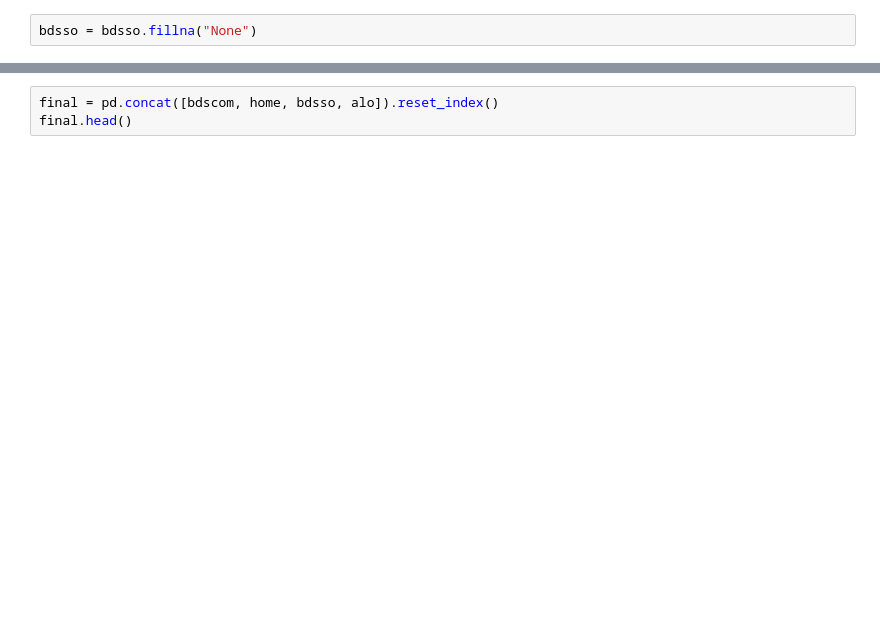
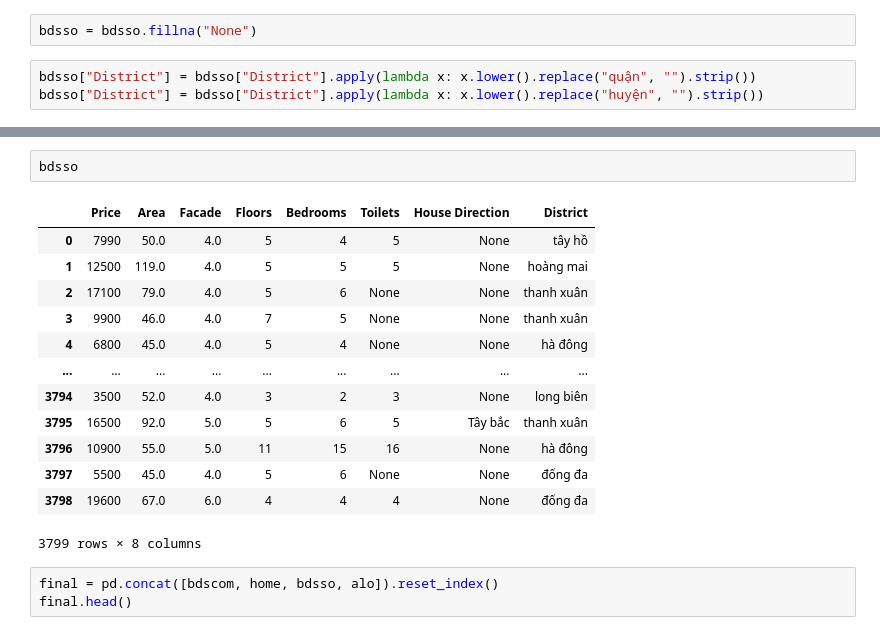
Before and after one commit to PhamVuHuyenTrang/Hanoi-Real-Estate-Analysis-and-Prediction, a Jupyter notebook: crawl_data/synthetic.ipynb, the cells around one changed output, grey strips where cells are left out. Cells and saved outputs as stored; diff of their text form; blank space fills up the shorter version.

```diff
--- a/crawl_data/synthetic.ipynb
+++ b/crawl_data/synthetic.ipynb
@@ -79,2 +107,5 @@ bdsso.head()
 # %%
 bdsso = bdsso.fillna("None")
+# %%
+bdsso["District"] = bdsso["District"].apply(lambda x: x.lower().replace("quận", "").strip())
+bdsso["District"] = bdsso["District"].apply(lambda x: x.lower().replace("huyện", "").strip())
@@ -81,3 +167,19 @@ bdsso = bdsso.fillna("None")
+# %%
+bdsso
+# %% [output]
+|  | Price | Area | Facade | Floors | Bedrooms | Toilets | House Direction | District |
+| 0 | 7990 | 50.0 | 4.0 | 5 | 4 | 5 | None | tây hồ |
+| 1 | 12500 | 119.0 | 4.0 | 5 | 5 | 5 | None | hoàng mai |
+| 2 | 17100 | 79.0 | 4.0 | 5 | 6 | None | None | thanh xuân |
+| 3 | 9900 | 46.0 | 4.0 | 7 | 5 | None | None | thanh xuân |
+| 4 | 6800 | 45.0 | 4.0 | 5 | 4 | None | None | hà đông |
+| ... | ... | ... | ... | ... | ... | ... | ... | ... |
+| 3794 | 3500 | 52.0 | 4.0 | 3 | 2 | 3 | None | long biên |
+| 3795 | 16500 | 92.0 | 5.0 | 5 | 6 | 5 | Tây bắc | thanh xuân |
+| 3796 | 10900 | 55.0 | 5.0 | 11 | 15 | 16 | None | hà đông |
+| 3797 | 5500 | 45.0 | 4.0 | 5 | 6 | None | None | đống đa |
+| 3798 | 19600 | 67.0 | 6.0 | 4 | 4 | 4 | None | đống đa |
+3799 rows × 8 columns
 # %%
 final = pd.concat([bdscom, home, bdsso, alo]).reset_index()
 final.head()
```
Also changed, not shown: parts of 32 cells of this notebook, 3 other files.
